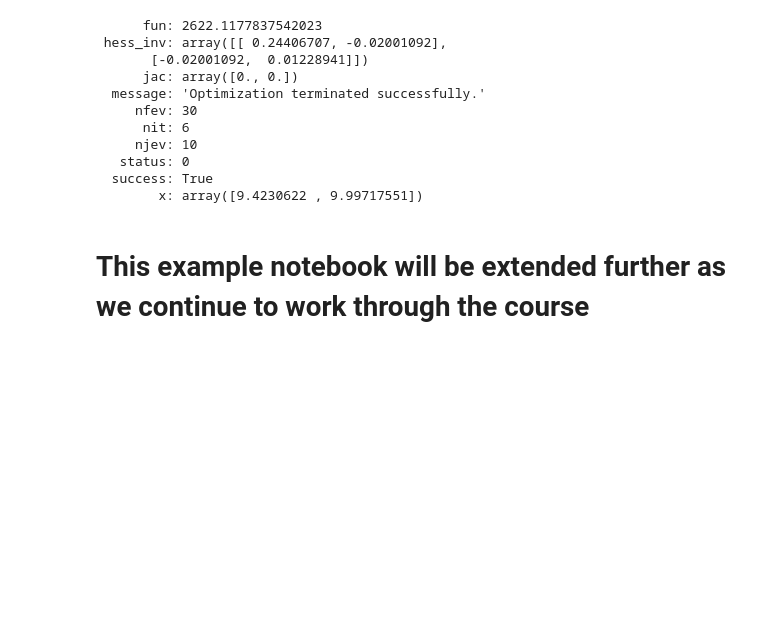
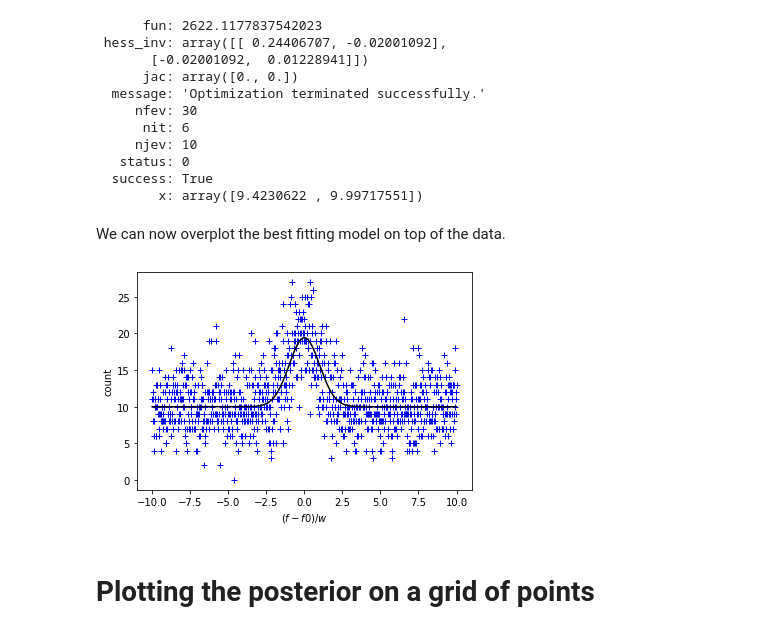
Before and after one commit to cjm96/InferenceScientificDataBinderResources, a Jupyter notebook: GaussianPulse.ipynb, the cells around one changed output. Cells and saved outputs as stored; diff of their text form; code cells hidden in the pictures; blank space fills up the shorter version.

```diff
--- a/GaussianPulse.ipynb
+++ b/GaussianPulse.ipynb
@@ -34,6 +32,13 @@ def log_likelihood(A, B, f0=0, w=1, f=freqs, d=data):
     """
     m = model_mean(f, A, B, f0=f0, w=w)
     return np.sum([poisson(m[i]).logpmf(d[i]) for i in range(len(f))])
+
+def log_likelihood_fast(A, B, f0=0, w=1, f=freqs, d=data):
+    """
+    P(data|A,B) - this is much faster
+    """
+    m = model_mean(f, A, B, f0=f0, w=w)
+    return np.sum(poisson(m).logpmf(d))
 # %%
 def log_prior(A, B, Amin=1, Amax=100, Bmin=1, Bmax=100):
     """
@@ -48,7 +53,7 @@ def log_posterior(A, B, f0=0, w=1, f=freqs, d=data):
     P(A,B|data)
     NOT NORMALISED
     """
-    return ( log_likelihood(A, B, f0=0, w=1, f=freqs, d=data) +
+    return ( log_likelihood_fast(A, B, f0=0, w=1, f=freqs, d=data) +
              log_prior(A, B) )
 # %% [markdown]
 # Find the mode parameters
@@ -70,5 +75,24 @@ sol
    status: 0
   success: True
         x: array([9.4230622 , 9.99717551])
-# %% [markdown]
-# This example notebook will be extended further as we continue to work through the course
+# %% [markdown]
+We can now overplot the best fitting model on top of the data.
+# %%
+A_hat = sol.x[0]
+B_hat = sol.x[1]
+
+max_post = log_posterior(A_hat, B_hat)
+# %%
+plt.plot(freqs, data, 'b+')
+
+f_grid = np.linspace(-10, 10, 1000)
+plt.plot(f_grid, model_mean(f_grid, A_hat, B_hat), 'k-')
+
+plt.xlabel(r'$(f-f0)/w$')
+plt.ylabel(r'count')
+
+plt.show()
+# %% [output]
+[figure, added]
+# %% [markdown]
+# Plotting the posterior on a grid of points
```
Also changed, not shown: parts of 6 cells of this notebook, 1 other file.
